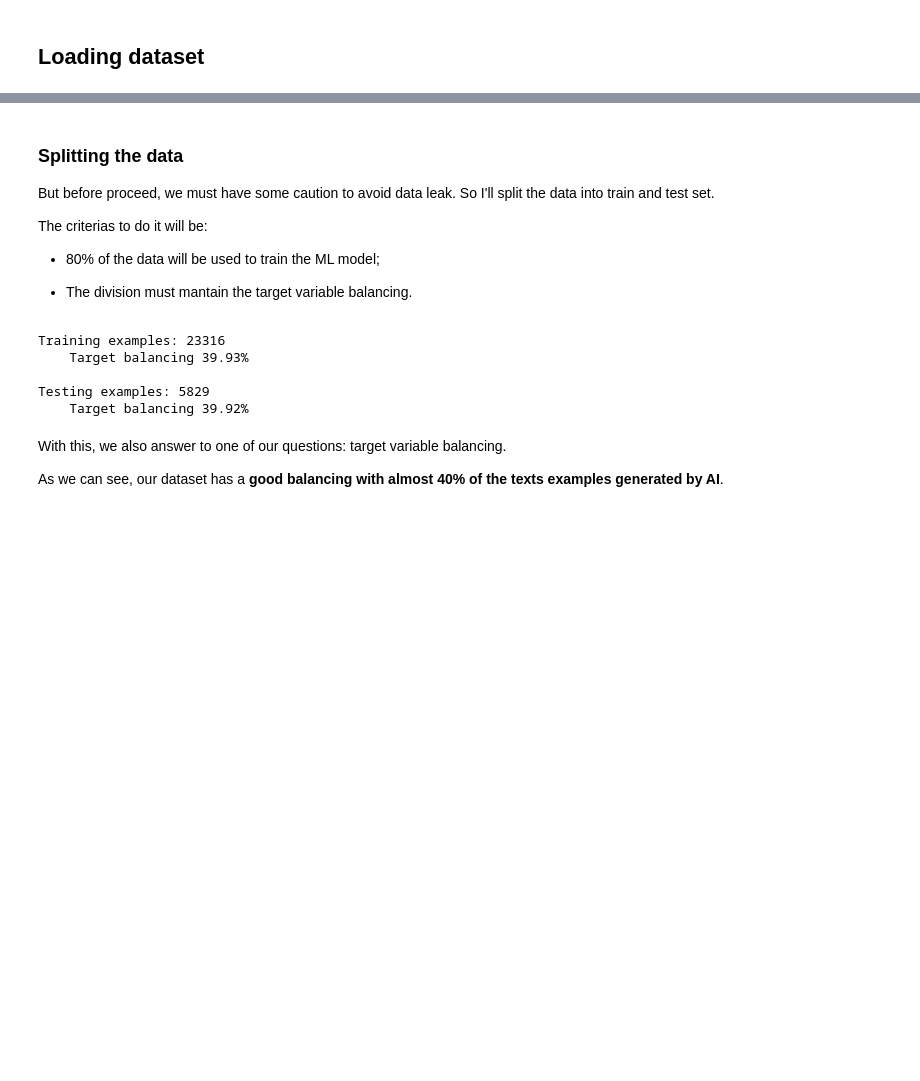
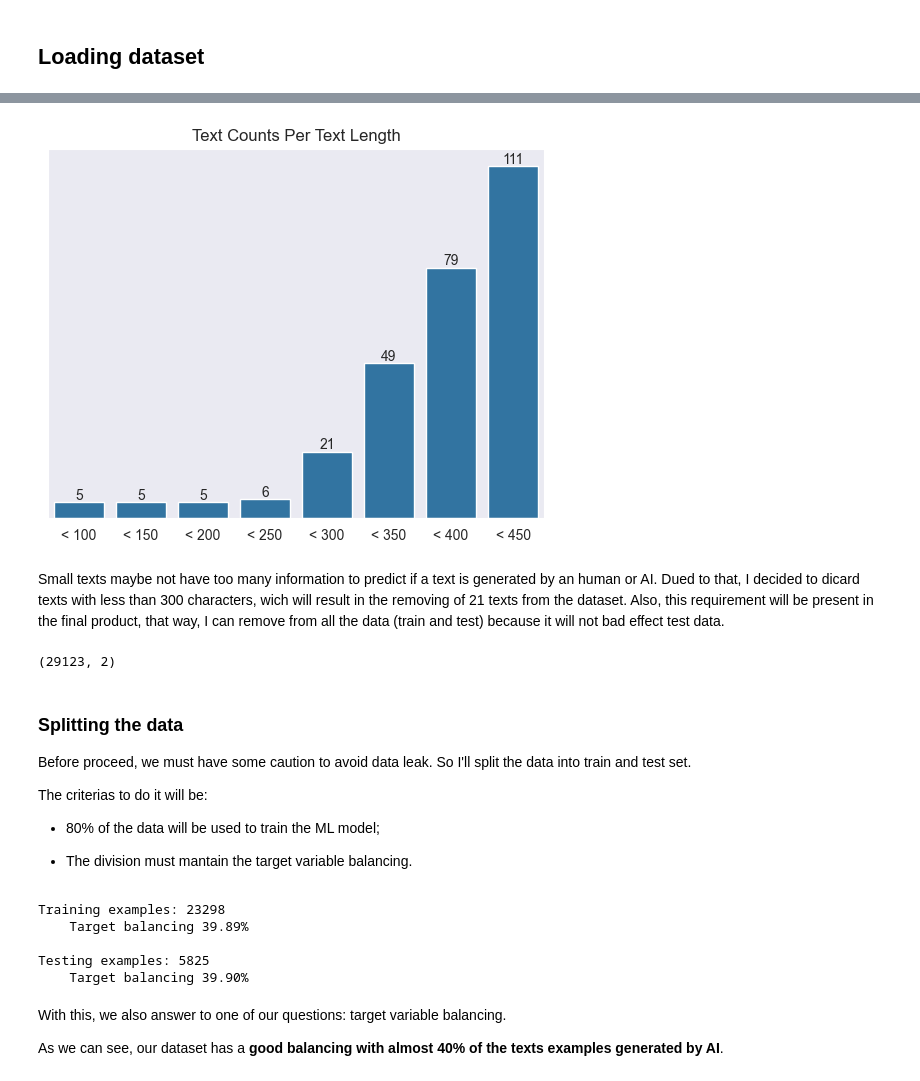
Before and after one commit to joaomr7/ai_text_detector, a Jupyter notebook: notebooks/2. Exploratory Data Analysis.ipynb, the cells around one changed output, grey strips where cells are left out. Cells and saved outputs as stored; diff of their text form; code cells hidden in the pictures; blank space fills up the shorter version.

```diff
--- a/notebooks/2. Exploratory Data Analysis.ipynb
+++ b/notebooks/2. Exploratory Data Analysis.ipynb
@@ -80,0 +161,17 @@ df = pd.read_csv(DATASET_PATH)
+# %%
+# texts count in the interval from 100 to 500 characyers (step = 50)
+texts_lengths_intervals_count = { }
+for i in range(100, 500, 50):
+    texts_lengths_intervals_count[f'< {i}'] = (texts_lengths < i).sum()
+
+# show results
+ax = sns.barplot(data=texts_lengths_intervals_count)
+ax.bar_label(ax.containers[0], fontsize=10)
+ax.set_yticks([])
+ax.set_title('Text Counts Per Text Length')
+
+plt.show()
+# %% [output]
+[figure, added]
+# %% [markdown]
+Small texts maybe not have too many information to predict if a text is generated by an human or AI. Dued to that, I decided to dicard texts with less than 300 characters, wich will result in the removing of 21 texts from the dataset. Also, this requirement will be present in the final product, that way, I can remove from all the data (train and test) because it will not bad effect test data.
@@ -81,7 +181,12 @@ df = pd.read_csv(DATASET_PATH)
+# %%
+# show df_clean shape
+df_clean.shape
+# %% [output]
+(29123, 2)
 # %% [markdown]
 ### **Splitting the data**
 
-But before proceed, we must have some caution to avoid data leak. So I'll split the data into train and test set.
+Before proceed, we must have some caution to avoid data leak. So I'll split the data into train and test set.
 
 The criterias to do it will be:
 
@@ -89,7 +194,7 @@ The criterias to do it will be:
 
 * The division must mantain the target variable balancing.
 # %%
-df_train, df_test = train_test_split(df, random_state=42, train_size=0.8, stratify=df.generated)
+df_train, df_test = train_test_split(df_clean, random_state=42, train_size=0.8, stratify=df_clean.generated)
 
 # show train and test sizes
 print(f'Training examples: {df_train.shape[0]}')
@@ -98,11 +203,11 @@ print(f'    Target balancing {(df_train.generated == 1).sum() / df_train.shape[0
 print(f'\nTesting examples: {df_test.shape[0]}')
 print(f'    Target balancing {(df_test.generated == 1).sum() / df_test.shape[0] * 100:.2f}%')
 # %% [output]
-Training examples: 23316
-    Target balancing 39.93%
+Training examples: 23298
+    Target balancing 39.89%
 
-Testing examples: 5829
-    Target balancing 39.92%
+Testing examples: 5825
+    Target balancing 39.90%
 # %% [markdown]
 With this, we also answer to one of our questions: target variable balancing.
 
```
Also changed, not shown: parts of 59 cells of this notebook, 9 other files.
